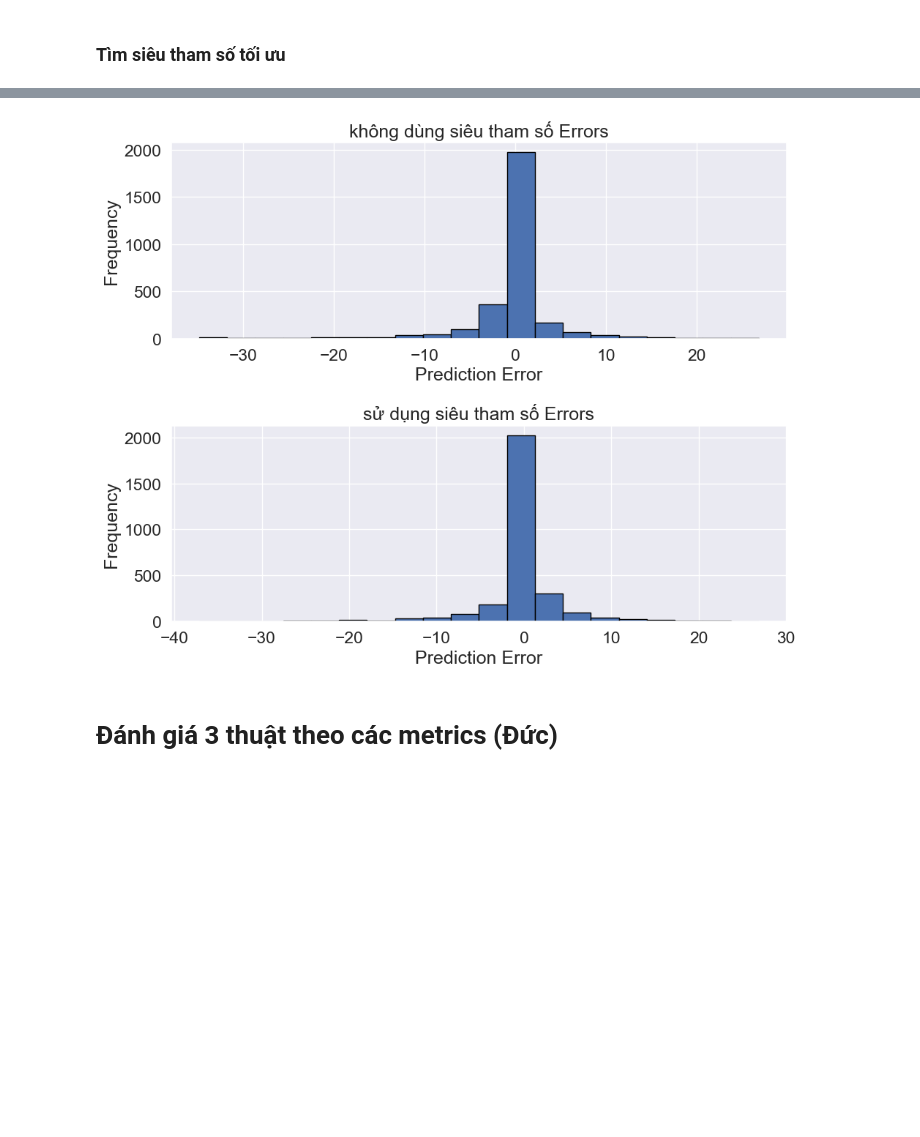
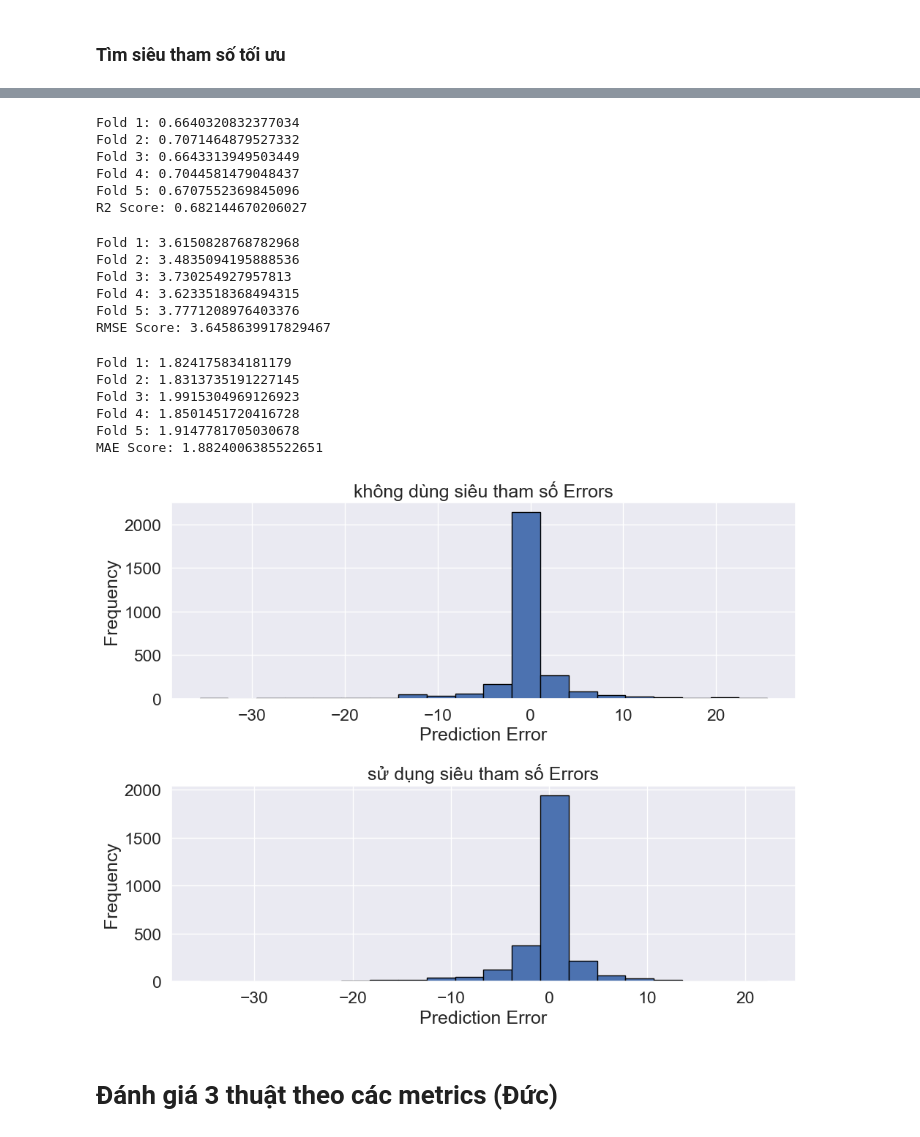
Before and after one commit to Truongquangkhang/Real_estate_in_DaNang, a Jupyter notebook: Khang/Feature_engineering.ipynb, the cells around one changed output, grey strips where cells are left out. Drawn from its saved outputs; the diff is of its cells as text; code cells hidden in the pictures; blank space fills up the shorter version.

```diff
--- a/Khang/Feature_engineering.ipynb
+++ b/Khang/Feature_engineering.ipynb
@@ -665,7 +685,7 @@ y_test: (2923,)
 Chuẩn hóa các trường Area, width, length với chuẩn hóa Normalizer
 # %%
 from sklearn.preprocessing import MaxAbsScaler,Normalizer,StandardScaler,RobustScaler,PowerTransformer
-scaler = Normalizer()
+scaler = StandardScaler()
 X_train =  pd.DataFrame(scaler.fit_transform(X_train),columns=X_train.columns)
 X_test =  pd.DataFrame(scaler.transform(X_test),columns=X_test.columns)
 # df_test.loc[:,['Area','width','length']] = (scaler.transform(df_test[['Area','width','length']]))
@@ -994,4 +997,4 @@ Fitting 3 folds for each of 54 candidates, totalling 162 fits
 # %%
-model_RD1 = RandomForestRegressor(random_state=123)
+model_RD1 = RandomForestRegressor(random_state=123,max_depth=None,max_features='sqrt',min_samples_leaf=1,min_samples_split=2)
 model_RD1.fit(X_train, y_train)
-predictions_RD1 = model_RD1.predict(X_test)
+y_pred_RD_stt = model_RD1.predict(X_test)
@@ -1077,11 +1080,4 @@ from sklearn.metrics import mean_squared_error, r2_score
 model = DecisionTreeRegressor()
 model.fit(X_train, y_train)
 
-y_test_pred = model.predict(X_test)
-# Tính toán Mean Squared Error (MSE)
-mse = mean_squared_error(y_test, y_test_pred)
-print("Mean Squared Error on Test Set:", mse)
-
-# Tính toán R-squared (R2)
-r2 = r2_score(y_test, y_test_pred)
-print("R-squared on Test Set:", r2)
+y_pred_DT = model.predict(X_test)
@@ -1188,17 +1204,10 @@ Best Parameters: {'max_depth': None, 'min_samples_leaf': 4, 'min_samples_split':
 from sklearn.tree import DecisionTreeRegressor
 
 # Khởi tạo mô hình Decision Tree Regression với siêu tham số tốt nhất
-model = DecisionTreeRegressor( min_samples_split=5, min_samples_leaf=2)
+model = DecisionTreeRegressor(max_depth=None, min_samples_split=10, min_samples_leaf=4)
 
 # Huấn luyện mô hình với dữ liệu huấn luyện
 model.fit(X_train, y_train)
 
 # Dự đoán trên dữ liệu kiểm tra
-y_pred = model.predict(X_test)
-
-# Tính toán Mean Squared Error (MSE)
-mse = mean_squared_error(y_test, y_test_pred)
-print("Mean Squared Error on Test Set:", mse)
-
-r2 = r2_score(y_test, y_pred)
-print("R-squared on Test Set:", r2)
+y_pred_DT_stt = model.predict(X_test)
@@ -1281,29 +1277,62 @@ Average Score: 0.6358167425065213
+# %%
+for i, score in enumerate(r2_scores_DT_stt):
+    print(f"Fold {i+1}: {score}")
+print("R2 Score:", np.mean(r2_scores_DT_stt))
+# %% [output]
+Fold 1: 0.6640320832377034
+Fold 2: 0.7071464879527332
+Fold 3: 0.6643313949503449
+Fold 4: 0.7044581479048437
+Fold 5: 0.6707552369845096
+R2 Score: 0.682144670206027
+# %%
+for i, score in enumerate(rmse_scores_DT_stt):
+    print(f"Fold {i+1}: {np.sqrt(score)}")
+print("RMSE Score:", np.mean(np.sqrt(rmse_scores_DT_stt)))
+# %% [output]
+Fold 1: 3.6150828768782968
+Fold 2: 3.4835094195888536
+Fold 3: 3.730254927957813
+Fold 4: 3.6233518368494315
+Fold 5: 3.7771208976403376
+RMSE Score: 3.6458639917829467
+# %%
+for i, score in enumerate(mae_scores_DT_stt):
+    print(f"Fold {i+1}: {score}")
+print("MAE Score:", np.mean(mae_scores_DT_stt))
+# %% [output]
+Fold 1: 1.824175834181179
+Fold 2: 1.8313735191227145
+Fold 3: 1.9915304969126923
+Fold 4: 1.8501451720416728
+Fold 5: 1.9147781705030678
+MAE Score: 1.8824006385522651
 # %%
 import matplotlib.pyplot as plt
 
 # Tính toán sai số giữa dự đoán và dữ liệu thực tế
-errors1 = y_test_pred - y_test
-errors2 = y_pred - y_test
+errors1 = y_pred_DT - y_test
+errors2 = y_pred_DT_stt - y_test
 
 # Tạo khung hình và các trục đồ thị
 fig, (ax1, ax2) = plt.subplots(2, 1, figsize=(10, 8))
 
 # Trực quan hóa dữ liệu và dự đoán của mô hình dưới dạng line plot
 ax1.hist(errors1, bins=20, edgecolor='black')
 ax1.set_xlabel('Prediction Error')
 ax1.set_ylabel('Frequency')
 ax1.set_title('không dùng siêu tham số Errors')
 
 # Trực quan hóa sai số dưới dạng histogram
 ax2.hist(errors2, bins=20, edgecolor='black')
 ax2.set_xlabel('Prediction Error')
 ax2.set_ylabel('Frequency')
 ax2.set_title('sử dụng siêu tham số Errors')
 
 # Hiển thị đồ thị
 plt.tight_layout()
 plt.show()
 # %% [output]
-[figure, old version]
+[figure, new version]
 # %% [markdown]
 # Đánh giá 3 thuật theo các metrics (Đức)
```
Also changed, not shown: parts of 83 cells of this notebook.
